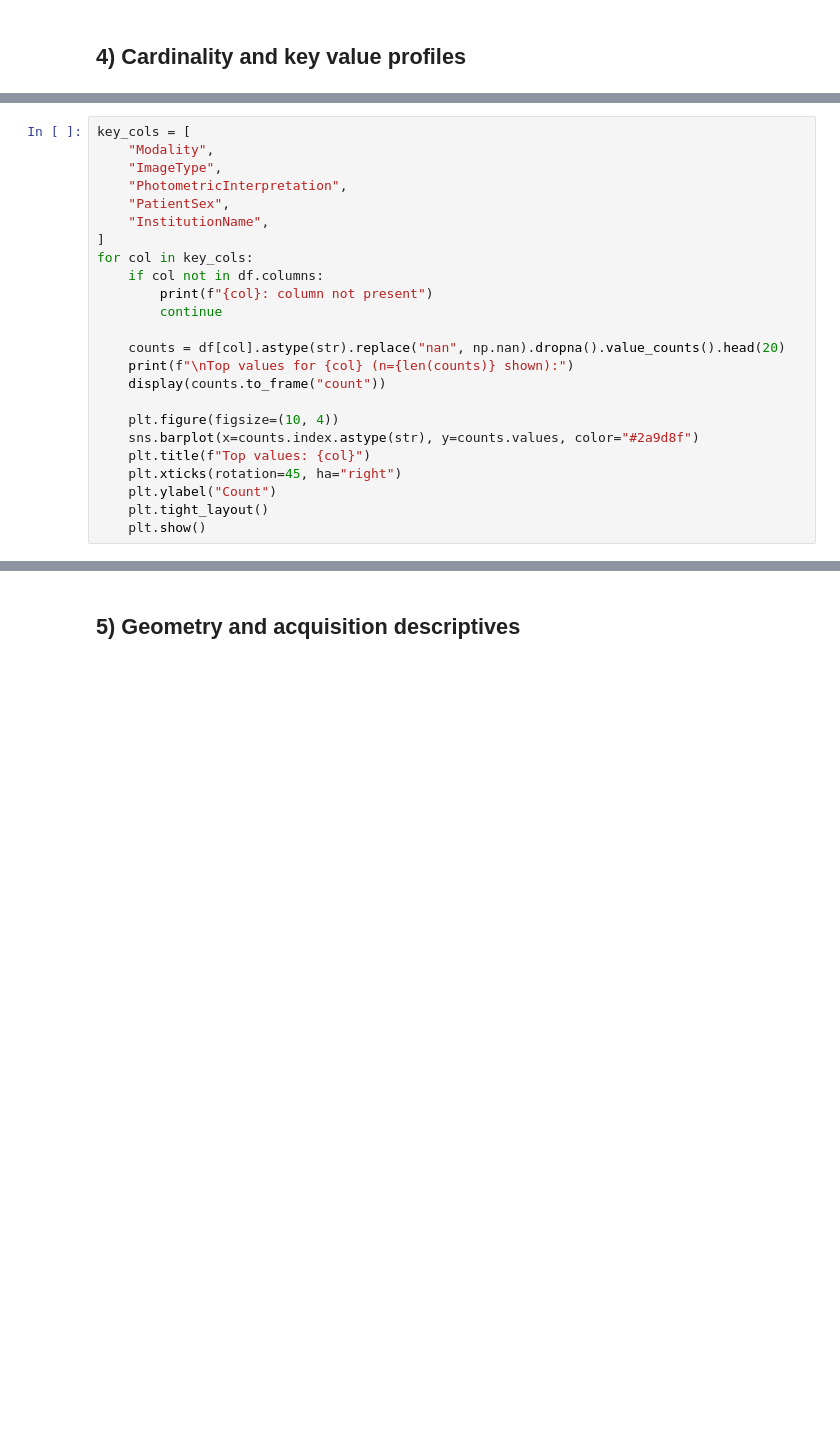
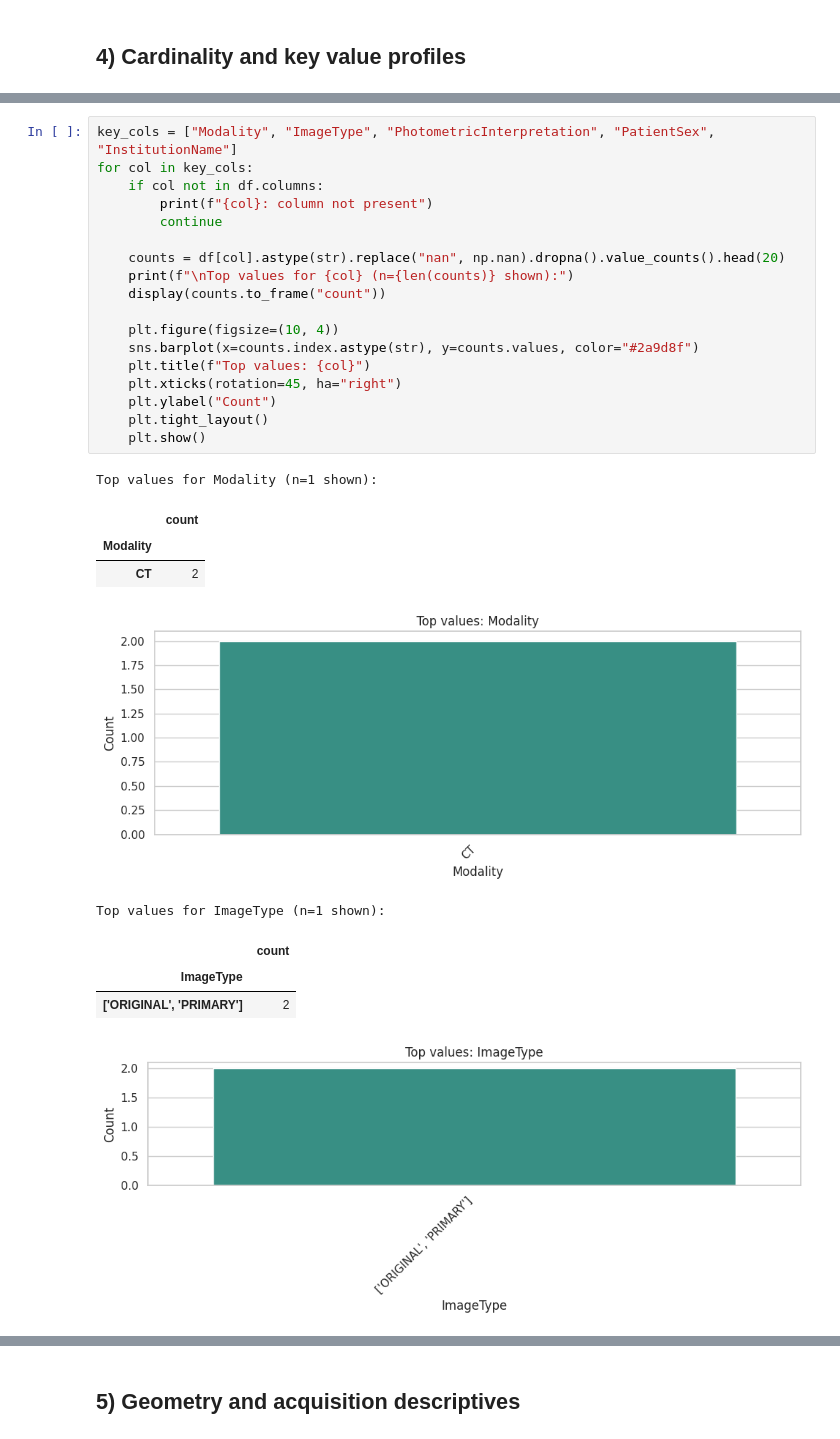
Before and after one commit to dmandache/IMPERANDI, a Jupyter notebook: dashboards/dicom_tags_snapshot_analysis.ipynb, the cells around one changed output, grey strips where cells are left out. Cells and saved outputs as stored; diff of their text form; blank space fills up the shorter version.

```diff
--- a/dashboards/dicom_tags_snapshot_analysis.ipynb
+++ b/dashboards/dicom_tags_snapshot_analysis.ipynb
@@ -209,24 +257,29 @@ plt.show()
 # %%
-key_cols = [
-    "Modality",
-    "ImageType",
-    "PhotometricInterpretation",
-    "PatientSex",
-    "InstitutionName",
-]
+key_cols = ["Modality", "ImageType", "PhotometricInterpretation", "PatientSex", "InstitutionName"]
 for col in key_cols:
     if col not in df.columns:
         print(f"{col}: column not present")
         continue
 
     counts = df[col].astype(str).replace("nan", np.nan).dropna().value_counts().head(20)
     print(f"\nTop values for {col} (n={len(counts)} shown):")
     display(counts.to_frame("count"))
 
     plt.figure(figsize=(10, 4))
     sns.barplot(x=counts.index.astype(str), y=counts.values, color="#2a9d8f")
     plt.title(f"Top values: {col}")
     plt.xticks(rotation=45, ha="right")
     plt.ylabel("Count")
     plt.tight_layout()
     plt.show()
+# %% [output]
+Top values for Modality (n=1 shown):
+|  | count |
+| Modality |  |
+| CT | 2 |
+[figure, added]
+Top values for ImageType (n=1 shown):
+|  | count |
+| ImageType |  |
+| ['ORIGINAL', 'PRIMARY'] | 2 |
+[figure, added]
```
Also changed, not shown: parts of 13 cells of this notebook, 1 other file.
